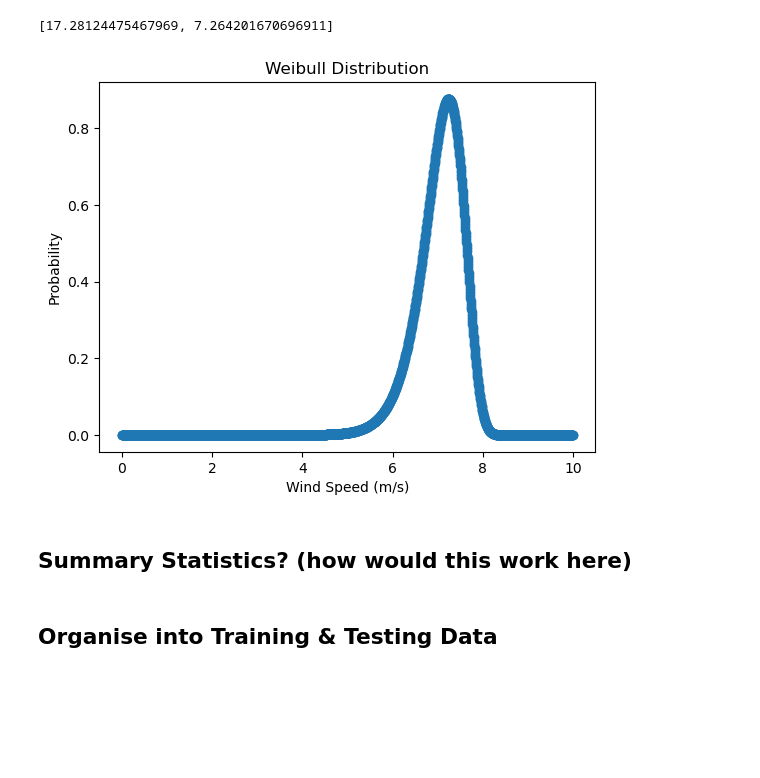
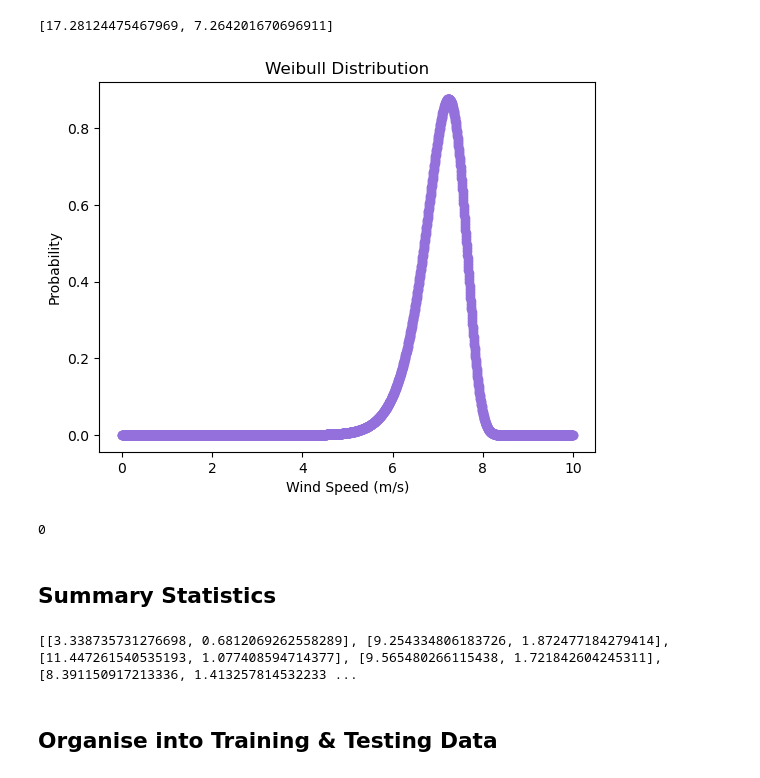
Before and after one commit to violetzheng/dl-est-param, a Jupyter notebook: wind_speed.ipynb, the cells around one changed output. Saved outputs shown, nothing was run; the diff lists cells and outputs as text; code cells hidden in the pictures; blank space fills up the shorter version.

```diff
--- a/wind_speed.ipynb
+++ b/wind_speed.ipynb
@@ -26,0 +30,16 @@ from numpy import genfromtxt
+# %%
+sampled_data = []
+matching_parameters = []
+MIN_N = 24
+MAX_N = 100
+MAX_C = 17.2
+MAX_K = 29.5
+
+for i in range(0,100000):
+    n = 50
+    val = []
+    c = random.uniform(1,MAX_C)
+    k = random.uniform(1,MAX_K)
+    matching_parameters.append([c,k])
+    y = np.random.weibull(k, n) * c
+    sampled_data.append(y)
@@ -27,8 +58,11 @@ from numpy import genfromtxt
 # %%
-
 my_data_1 = genfromtxt('plant.c0.2021.692.csv', delimiter=',')
 my_data_2 = genfromtxt('plant.c0.2021.7501.csv', delimiter=',')
-my_data = np.concatenate((my_data_1, my_data_2), axis=0)
+my_data_3 = genfromtxt('plant.c0.2021.7526.csv', delimiter=',')
+my_data_4 = genfromtxt('plant.c0.2021.7771.csv', delimiter=',')
+my_data_5 = genfromtxt('plant.c0.2021.7886.csv', delimiter=',')
+
+my_data = np.concatenate((my_data_1, my_data_2, my_data_3, my_data_4,my_data_5), axis=0)
 # %%
 wind_speeds = []
 
@@ -46,0 +83,5 @@ print(wind_speeds[10])
+# %%
+L = []
+for i in wind_speeds:
+    L += i
+plt.hist(L)
@@ -68,22 +117,22 @@ print(find_parameters(wind_speeds[10]))
 # %%
 x_plot = []
 y_plot = []
 curr = 0
 
 [k,c] = find_parameters(wind_speeds[10])
 for i in range(0,2000):
     x_plot.append(curr)
     y_plot.append(weibull(curr,c,k))
     curr += 10./2000
 
 
-plt.scatter(x_plot,y_plot)
+plt.scatter(x_plot,y_plot,color="mediumpurple")
 plt.xlabel("Wind Speed (m/s)")
 plt.ylabel("Probability")
 plt.title("Weibull Distribution")
 plt.show()
 # %% [output]
-[figure, old version]
+[figure, new version]
 # %%
 matching_c = []
 matching_k = []
@@ -94,2 +149,6 @@ for i in wind_speeds:
+# %%
+print(min(matching_k))
+# %% [output]
+0
 # %% [markdown]
-## Summary Statistics? (how would this work here)
+## Summary Statistics
@@ -96,3 +171,7 @@ for i in wind_speeds:
+# %%
+print(summary_stats)
+# %% [output]
+[[3.338735731276698, 0.6812069262558289], [9.254334806183726, 1.872477184279414], [11.447261540535193, 1.077408594714377], [9.565480266115438, 1.721842604245311], [8.391150917213336, 1.413257814532233 ...
 # %% [markdown]
 ## Organise into Training & Testing Data
 # %%
```
Also changed, not shown: parts of 20 cells of this notebook, 2 other files.
